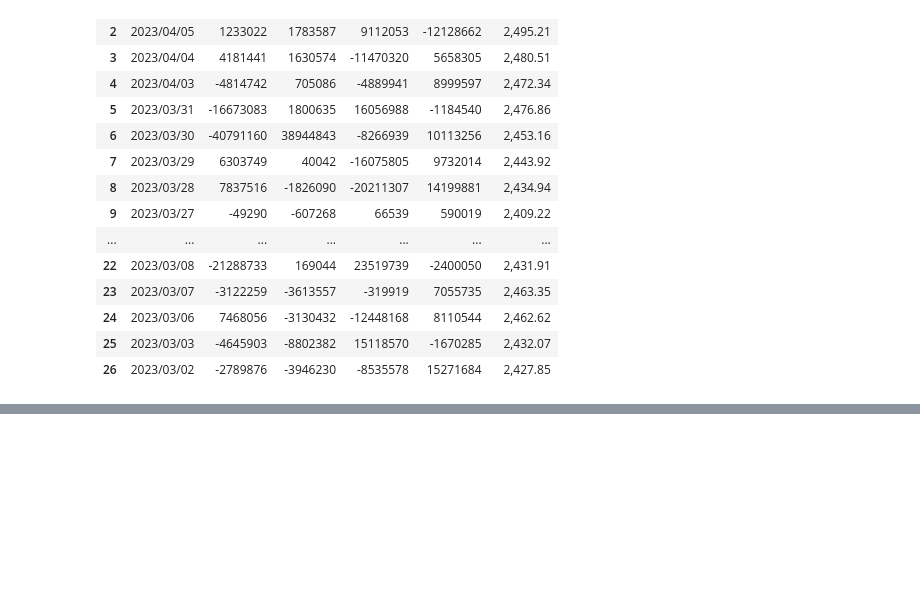
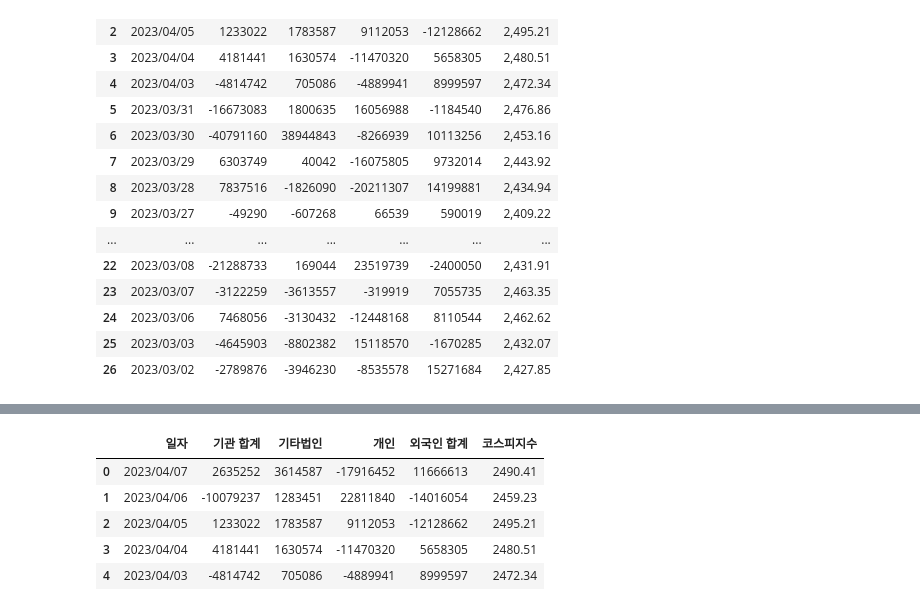
Before and after one commit to BDooHyun/ubion_python_class_01, a Jupyter notebook: 230409/test.ipynb, the cells around one changed output, grey strips where cells are left out. Cells and saved outputs as stored; diff of their text form; code cells hidden in the pictures; blank space fills up the shorter version.

```diff
--- a/230409/test.ipynb
+++ b/230409/test.ipynb
@@ -63,0 +99,9 @@ df
+# %%
+df.head()
+# %% [output]
+|  | 일자 | 기관 합계 | 기타법인 | 개인 | 외국인 합계 | 코스피지수 |
+| 0 | 2023/04/07 | 2635252 | 3614587 | -17916452 | 11666613 | 2490.41 |
+| 1 | 2023/04/06 | -10079237 | 1283451 | 22811840 | -14016054 | 2459.23 |
+| 2 | 2023/04/05 | 1233022 | 1783587 | 9112053 | -12128662 | 2495.21 |
+| 3 | 2023/04/04 | 4181441 | 1630574 | -11470320 | 5658305 | 2480.51 |
+| 4 | 2023/04/03 | -4814742 | 705086 | -4889941 | 8999597 | 2472.34 |
```
Also changed, not shown: parts of 8 cells of this notebook, 6 other files.
